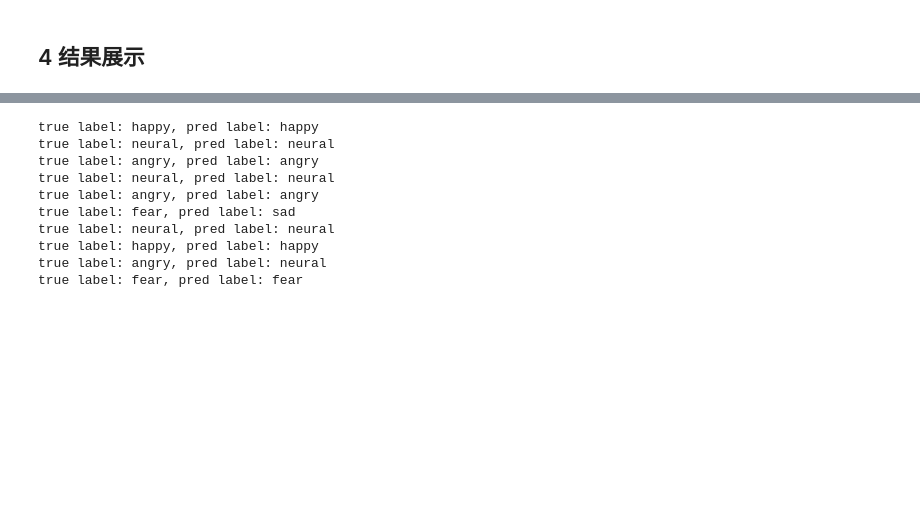
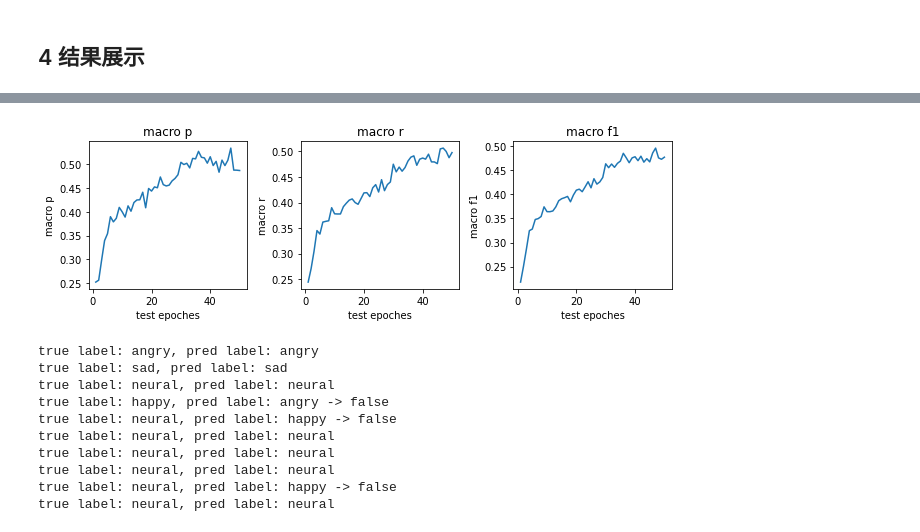
Before and after one commit to CatasJason/TextCNN_pytorch, a Jupyter notebook: 20125164_韩浩杰_源代码_实验5_疫情微博情绪分类.ipynb, the cells around one changed output, grey strips where cells are left out. Cells and saved outputs as stored; diff of their text form; code cells hidden in the pictures; blank space fills up the shorter version.

```diff
--- a/20125164_韩浩杰_源代码_实验5_疫情微博情绪分类.ipynb
+++ b/20125164_韩浩杰_源代码_实验5_疫情微博情绪分类.ipynb
@@ -206,3 +192,27 @@ def test_epoch(net, iterator, criterion):
+# %%
+# 测试函数
+def test_epoch(net, iterator, criterion):
+    test_batch_num = len(iterator)
+    total_loss, macro_p, macro_r, macro_f1 = 0, 0, 0, 0
+    net.eval()
+
+    with torch.no_grad():
+        for i, batch in enumerate(iterator):
+            pred = net(batch.text)
+            loss = criterion(pred, batch.label.long())
+
+            total_loss += loss.item()
+            true_label = batch.label.cpu().numpy()
+            pred_label = pred.argmax(dim=1).cpu().numpy()
+            macro_p += precision_score(true_label, pred_label, average='macro')
+            macro_r += recall_score(true_label, pred_label, average='macro')
+            macro_f1 += f1_score(true_label, pred_label, average='macro')
+
+    avg_loss = total_loss / test_batch_num
+    avg_p = macro_p / test_batch_num
+    avg_r = macro_r / test_batch_num
+    avg_f1 = macro_f1 / test_batch_num
+    return avg_loss, avg_p, avg_r, avg_f1
 # %%
 # 使用模型
 PAD_IDX = TEXT.vocab.stoi[TEXT.pad_token]
@@ -258,3 +290,25 @@ plt.legend(["train", "test"])
+# %%
+# 指标评价
+def semilogy(x_vals, y_vals, x_labels, y_labels, titles):
+    fig = plt.figure(figsize=(9, 3))
+    for i in range(len(x_vals)):
+        ax = fig.add_subplot(1, 3, i+1)
+        ax.set_title(titles[i])
+        ax.set_xlabel(x_labels[i])
+        ax.set_ylabel(y_labels[i])
+        ax.plot(x_vals[i], y_vals[i], '-')
+    fig.tight_layout()
+    plt.show()
+
+x_vals = [range(1, num_epoches+1), range(1, num_epoches+1), range(1, num_epoches+1)]
+y_vals = [valid_p_list, valid_r_list, valid_f1_list]
+x_labels = ['test epoches', 'test epoches', 'test epoches']
+y_labels = ['macro p', 'macro r', 'macro f1']
+titles = ['macro p', 'macro r', 'macro f1']
+
+semilogy(x_vals, y_vals, x_labels, y_labels, titles)
+# %% [output]
+[figure, added]
 # %%
 # 预测结果
 def get_labels(labels):
@@ -266,15 +320,16 @@ true_labels = get_labels(y.cpu().numpy())
 pred_labels = get_labels(net(X).argmax(dim=1).cpu().numpy())
 
 for i in range(10):
-    print('true label: %s, pred label: %s' % (true_labels[i], pred_labels[i]))
+    result = "-> false" if true_labels[i]!=pred_labels[i] else ""
+    print('true label: %s, pred label: %s %s' % (true_labels[i], pred_labels[i], result))
 # %% [output]
-true label: happy, pred label: happy
+true label: angry, pred label: angry
+true label: sad, pred label: sad
 true label: neural, pred label: neural
-true label: angry, pred label: angry
+true label: happy, pred label: angry -> false
+true label: neural, pred label: happy -> false
 true label: neural, pred label: neural
-true label: angry, pred label: angry
-true label: fear, pred label: sad
 true label: neural, pred label: neural
-true label: happy, pred label: happy
-true label: angry, pred label: neural
-true label: fear, pred label: fear
+true label: neural, pred label: neural
+true label: neural, pred label: happy -> false
+true label: neural, pred label: neural
```
Also changed, not shown: parts of 13 cells of this notebook.
